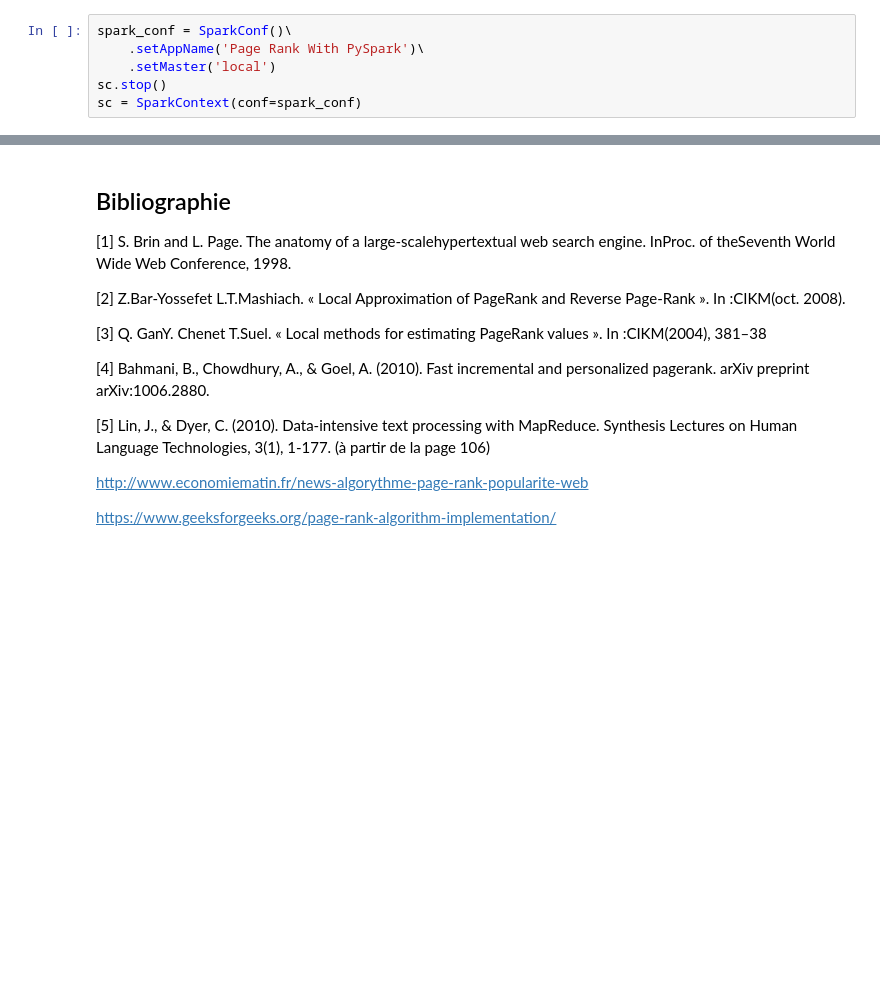
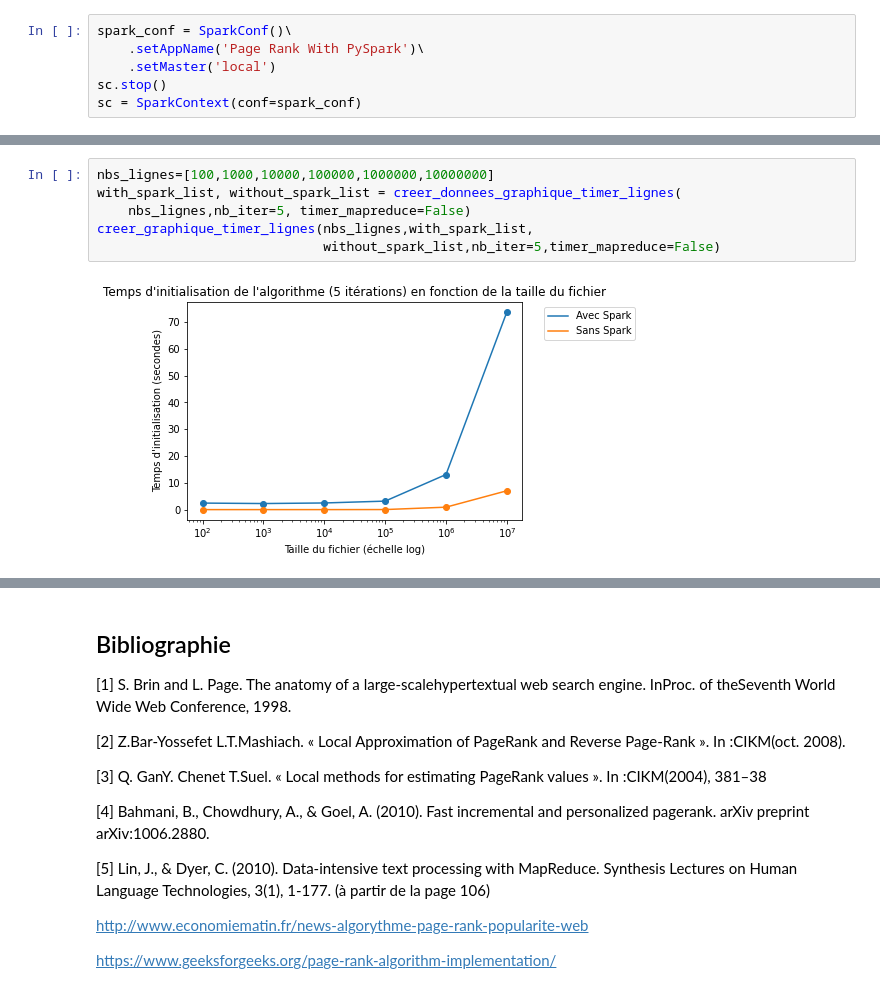
Before and after one commit to ARKEnsae/Pagerank_pyspark, a Jupyter notebook: DocPageRank.ipynb, the cells around one changed output, grey strips where cells are left out. Cells and saved outputs as stored; diff of their text form; blank space fills up the shorter version.

```diff
--- a/DocPageRank.ipynb
+++ b/DocPageRank.ipynb
@@ -512,0 +633,8 @@ creer_graphique_timer_iters(nbs_iters,with_spark_list,
+# %%
+nbs_lignes=[100,1000,10000,100000,1000000,10000000]
+with_spark_list, without_spark_list = creer_donnees_graphique_timer_lignes(
+    nbs_lignes,nb_iter=5, timer_mapreduce=False)
+creer_graphique_timer_lignes(nbs_lignes,with_spark_list,
+                             without_spark_list,nb_iter=5,timer_mapreduce=False)
+# %% [output]
+[figure, added]
```
Also changed, not shown: parts of 44 cells of this notebook.
